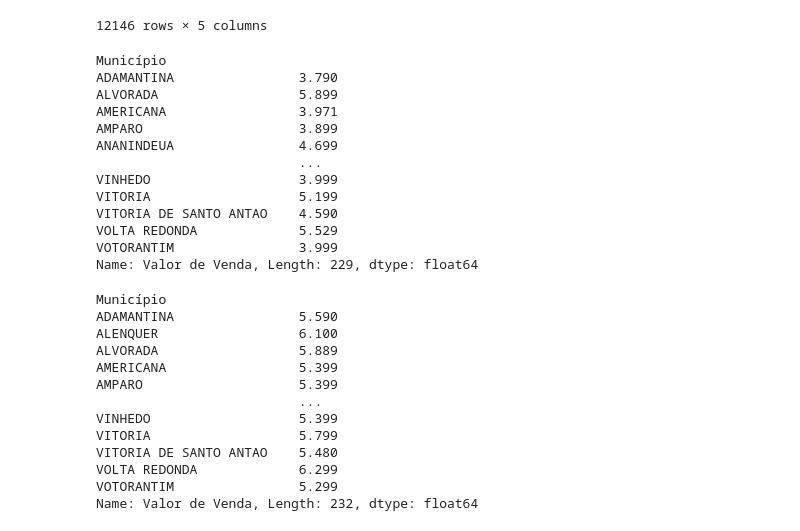
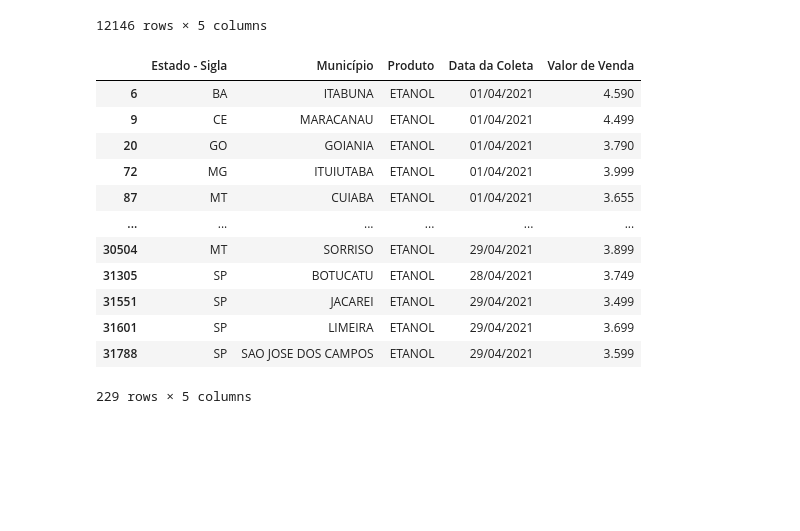
Before and after one commit to DouglasEDBR1/Desafio_Meshas, a Jupyter notebook: Desafio_Meshas(2021).ipynb, the cells around one changed output. Cells and saved outputs as stored; diff of their text form; code cells hidden in the pictures; blank space fills up the shorter version.

```diff
--- a/Desafio_Meshas(2021).ipynb
+++ b/Desafio_Meshas(2021).ipynb
@@ -6,14 +8,12 @@ import matplotlib.pyplot as plt
 import glob
 import numpy as np
 # %%
-df_fevereiro = pd.read_csv('/Users/Douglas/Documents/Data_Analysis/Gasolina/2021-02-gasolina-etanol.csv', sep = ';', encoding = 'utf8', usecols = [1, 2, 10, 11, 12])
-df_marco = pd.read_csv('/Users/Douglas/Documents/Data_Analysis/Gasolina/2021-03-gasolina-etanol.csv', sep = ';', encoding = 'utf8', usecols = [1, 2, 10, 11, 12])
-df_abril = pd.read_csv('/Users/Douglas/Documents/Data_Analysis/Gasolina/2021-04-gasolina-etanol.csv', sep = ';', encoding = 'utf8', usecols = [1, 2, 10, 11, 12])
-df_maio = pd.read_csv('/Users/Douglas/Documents/Data_Analysis/Gasolina/2021-05-gasolina-etanol-1.csv', sep = ';', encoding = 'utf8', usecols = [1, 2, 10, 11, 12])
-df_junho = pd.read_csv('/Users/Douglas/Documents/Data_Analysis/Gasolina/2021-06-gasolina-etanol.csv', sep = ';', encoding = 'utf8', usecols = [1, 2, 10, 11, 12])
-df_julho = pd.read_csv('/Users/Douglas/Documents/Data_Analysis/Gasolina/2021-07-gasolina-etanol.csv', sep = ';', encoding = 'utf8', usecols = [1, 2, 10, 11, 12])
-#df_2021 = pd.concat([df_fevereiro, df_marco, df_abril, df_maio, df_junho, df_julho])
-#del df1, df2, df3, df4, df5
+df_fevereiro = pd.read_csv('/Users/Douglas/Documents/Data_Analysis/Data_Analysis(Gasolina-Etanol)/2021-02-gasolina-etanol.csv', sep = ';', encoding = 'utf8', usecols = [1, 2, 10, 11, 12])
+df_marco = pd.read_csv('/Users/Douglas/Documents/Data_Analysis/Data_Analysis(Gasolina-Etanol)/2021-03-gasolina-etanol.csv', sep = ';', encoding = 'utf8', usecols = [1, 2, 10, 11, 12])
+df_abril = pd.read_csv('/Users/Douglas/Documents/Data_Analysis/Data_Analysis(Gasolina-Etanol)/2021-04-gasolina-etanol.csv', sep = ';', encoding = 'utf8', usecols = [1, 2, 10, 11, 12])
+df_maio = pd.read_csv('/Users/Douglas/Documents/Data_Analysis/Data_Analysis(Gasolina-Etanol)/2021-05-gasolina-etanol-1.csv', sep = ';', encoding = 'utf8', usecols = [1, 2, 10, 11, 12])
+df_junho = pd.read_csv('/Users/Douglas/Documents/Data_Analysis/Data_Analysis(Gasolina-Etanol)/2021-06-gasolina-etanol.csv', sep = ';', encoding = 'utf8', usecols = [1, 2, 10, 11, 12])
+df_julho = pd.read_csv('/Users/Douglas/Documents/Data_Analysis/Data_Analysis(Gasolina-Etanol)/2021-07-gasolina-etanol.csv', sep = ';', encoding = 'utf8', usecols = [1, 2, 10, 11, 12])
 # %%
 df_fevereiro['Valor de Venda'] = df_fevereiro['Valor de Venda'].str.replace(',', '.')
 df_marco['Valor de Venda'] = df_marco['Valor de Venda'].str.replace(',', '.')
@@ -139,35 +153,20 @@ etanol_abril
 | 35603 | ES | ARACRUZ | ETANOL | 26/04/2021 | 4.490 |
 12146 rows × 5 columns
 # %%
-etanol1 = etanol_abril.groupby('Município')['Valor de Venda'].max()
-etanol1
+etanol_abril.sort_values(by= 'Valor de Venda', ascending = False)
+
+etanol_abril.drop_duplicates(subset='Município')
 # %% [output]
+|  | Estado - Sigla | Município | Produto | Data da Coleta | Valor de Venda |
+| 6 | BA | ITABUNA | ETANOL | 01/04/2021 | 4.590 |
+| 9 | CE | MARACANAU | ETANOL | 01/04/2021 | 4.499 |
+| 20 | GO | GOIANIA | ETANOL | 01/04/2021 | 3.790 |
+| 72 | MG | ITUIUTABA | ETANOL | 01/04/2021 | 3.999 |
+| 87 | MT | CUIABA | ETANOL | 01/04/2021 | 3.655 |
+| ... | ... | ... | ... | ... | ... |
+| 30504 | MT | SORRISO | ETANOL | 29/04/2021 | 3.899 |
+| 31305 | SP | BOTUCATU | ETANOL | 28/04/2021 | 3.749 |
+| 31551 | SP | JACAREI | ETANOL | 29/04/2021 | 3.499 |
+| 31601 | SP | LIMEIRA | ETANOL | 29/04/2021 | 3.699 |
+| 31788 | SP | SAO JOSE DOS CAMPOS | ETANOL | 29/04/2021 | 3.599 |
-Município
-ADAMANTINA                3.790
-ALVORADA                  5.899
-AMERICANA                 3.971
-AMPARO                    3.899
-ANANINDEUA                4.699
-                          ...
-VINHEDO                   3.999
-VITORIA                   5.199
-VITORIA DE SANTO ANTAO    4.590
-VOLTA REDONDA             5.529
-VOTORANTIM                3.999
-Name: Valor de Venda, Length: 229, dtype: float64
+229 rows × 5 columns
-# %%
-gasolina1 = gasolina_abril.groupby('Município')['Valor de Venda'].max()
-# %% [output]
-Município
-ADAMANTINA                5.590
-ALENQUER                  6.100
-ALVORADA                  5.889
-AMERICANA                 5.399
-AMPARO                    5.399
-                          ...
-VINHEDO                   5.399
-VITORIA                   5.799
-VITORIA DE SANTO ANTAO    5.480
-VOLTA REDONDA             6.299
-VOTORANTIM                5.299
-Name: Valor de Venda, Length: 232, dtype: float64
```
Also changed, not shown: parts of 4 cells of this notebook, 1 other file.
